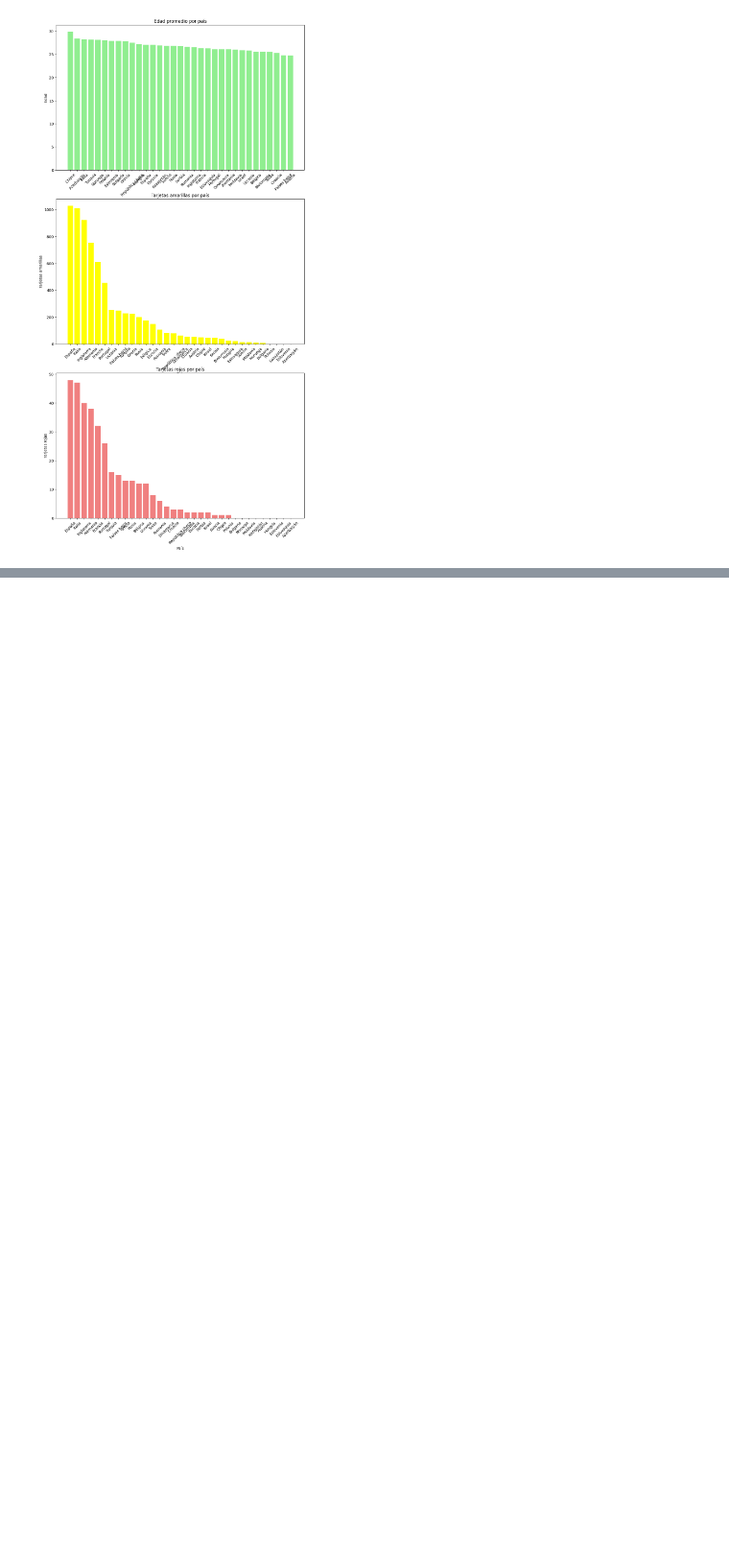
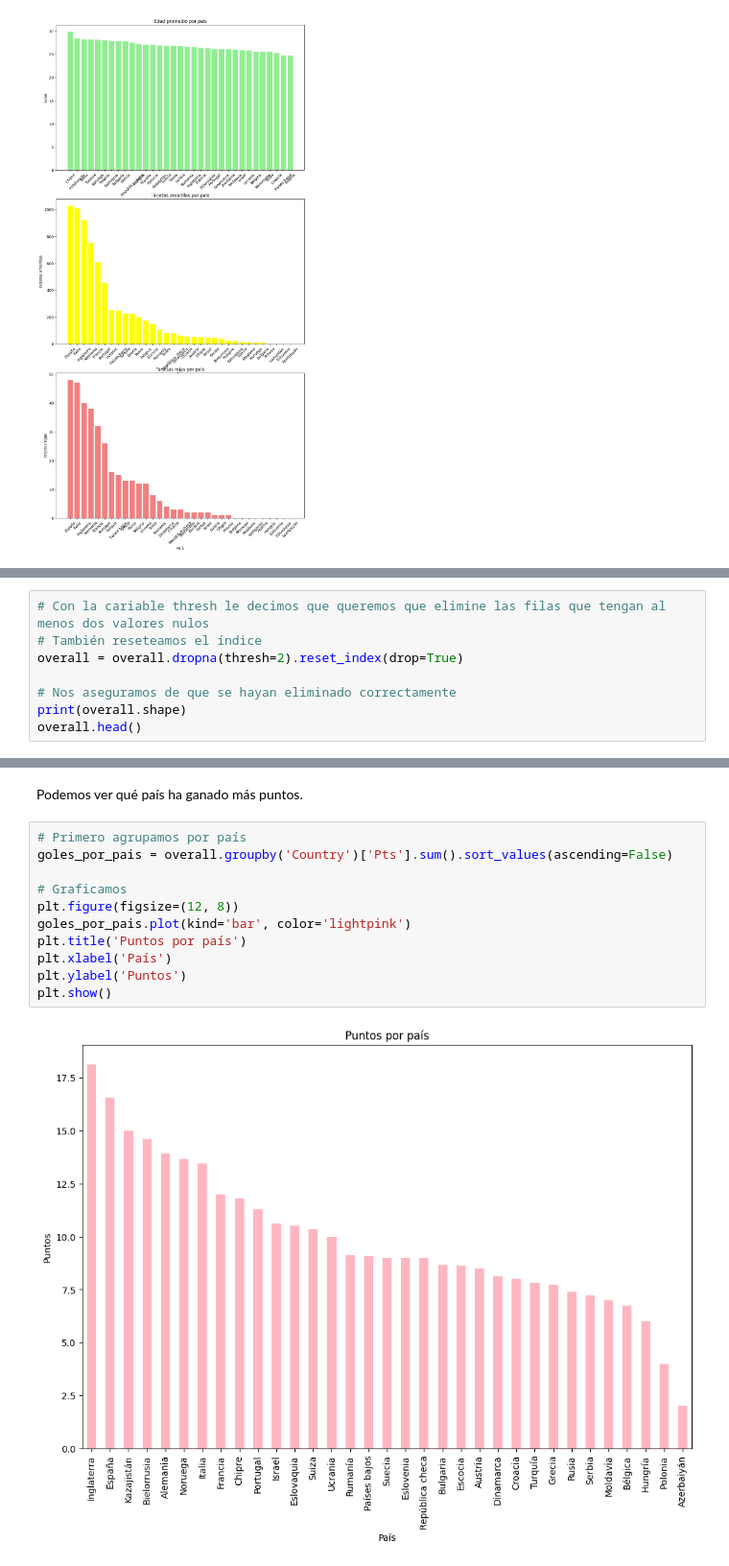
Before and after one commit to lauralardies/uefa_analisis, a Jupyter notebook: UEFA/analisis/limpieza.ipynb, the cells around one changed output, grey strips where cells are left out. Shown at 96% size. Cells and saved outputs as stored; diff of their text form; blank space fills up the shorter version.

```diff
--- a/UEFA/analisis/limpieza.ipynb
+++ b/UEFA/analisis/limpieza.ipynb
@@ -250,0 +361,8 @@ plt.show()
+# %%
+# Con la cariable thresh le decimos que queremos que elimine las filas que tengan al menos dos valores nulos
+# También reseteamos el índice
+overall = overall.dropna(thresh=2).reset_index(drop=True)
+
+# Nos aseguramos de que se hayan eliminado correctamente
+print(overall.shape)
+overall.head()
@@ -250,0 +459,15 @@ plt.show()
+# %% [markdown]
+Podemos ver qué país ha ganado más puntos.
+# %%
+# Primero agrupamos por país
+goles_por_pais = overall.groupby('Country')['Pts'].sum().sort_values(ascending=False)
+
+# Graficamos
+plt.figure(figsize=(12, 8))
+goles_por_pais.plot(kind='bar', color='lightpink')
+plt.title('Puntos por país')
+plt.xlabel('País')
+plt.ylabel('Puntos')
+plt.show()
+# %% [output]
+[figure, added]
```
Also changed, not shown: parts of 18 cells of this notebook.
